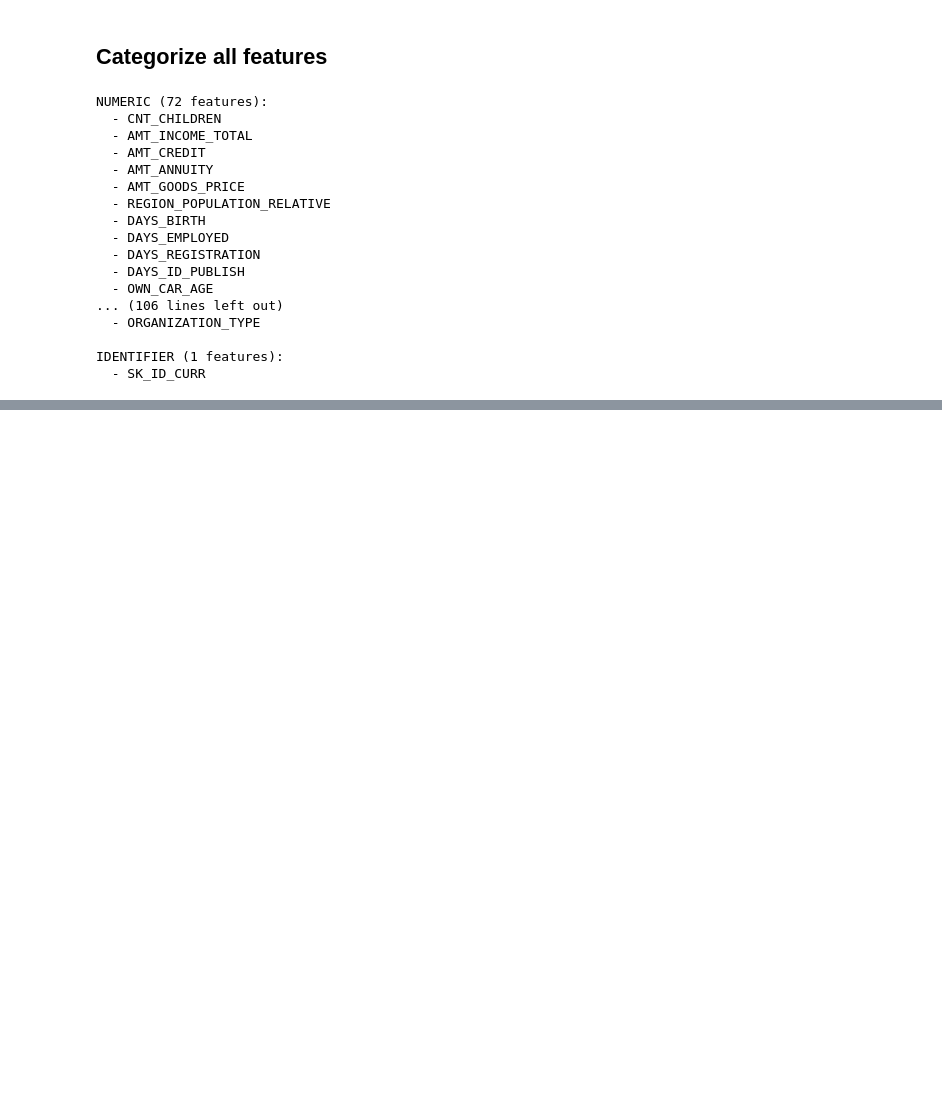
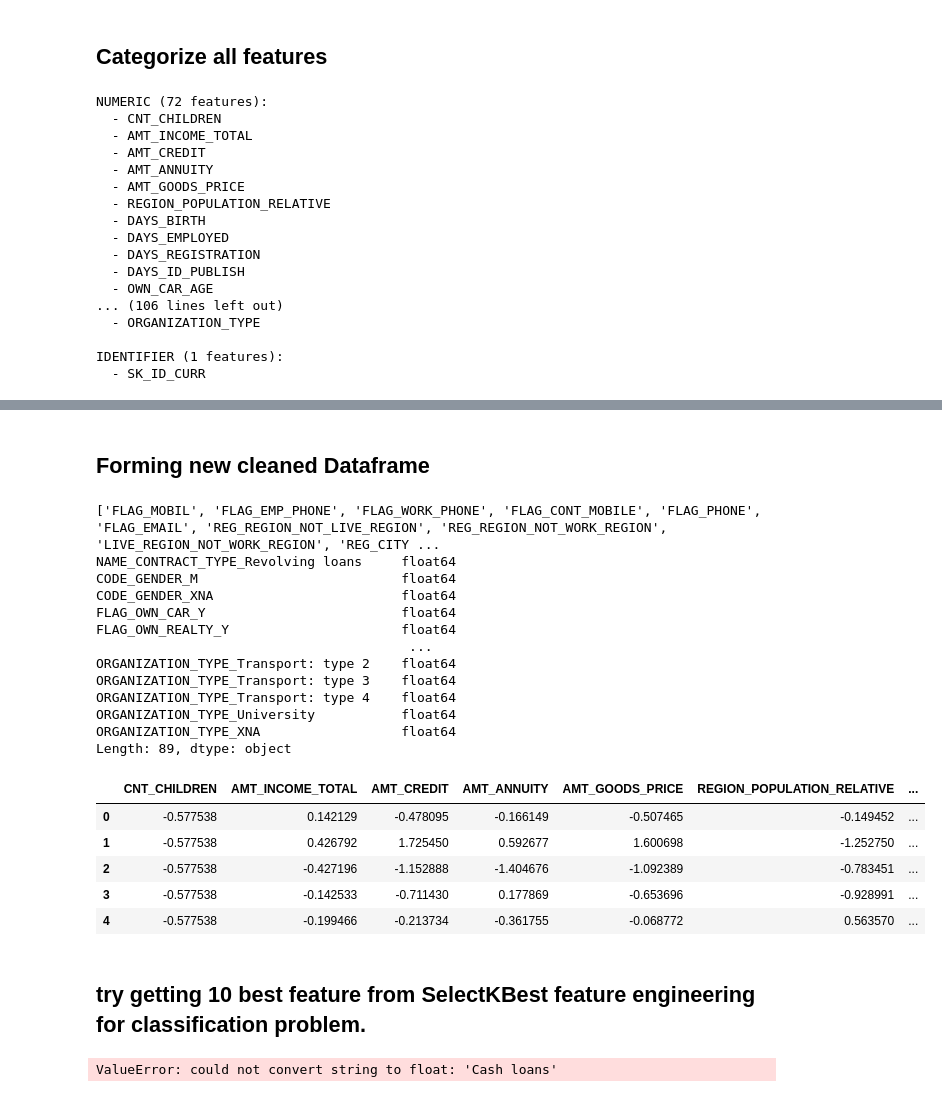
Before and after one commit to hhoow0093/IF441-B-MachineLearning-HomeCreditRisk-FinalProject, a Jupyter notebook: IF441-Machine-Learning-Project-Home-Credit-Risk-Final-Project.ipynb, the cells around one changed output, grey strips where cells are left out. Saved outputs shown, nothing was run; the diff lists cells and outputs as text; code cells hidden in the pictures; blank space fills up the shorter version.

```diff
--- a/IF441-Machine-Learning-Project-Home-Credit-Risk-Final-Project.ipynb
+++ b/IF441-Machine-Learning-Project-Home-Credit-Risk-Final-Project.ipynb
@@ -164,0 +231,16 @@ IDENTIFIER (1 features):
+# %%
+from sklearn.preprocessing import OneHotEncoder
+
+feature_categorical = dictionary["categorical"]
+df_categorical = X[feature_categorical]
+# add new category "missing" for empty data
+df_categorical = df_categorical.fillna("Missing")
+
+encoder = OneHotEncoder(sparse_output=False, drop="first")
+encoded = encoder.fit_transform(df_categorical)
+encoded_cols = encoder.get_feature_names_out(feature_categorical)
+
+df_encoded = pd.DataFrame(encoded, columns=encoded_cols)
+print(f"df encoded has \t: {len(df_encoded)} rows")
+print(f"df encoded has \t: {len(df_encoded.columns)} features")
+df_encoded.head()
@@ -164,0 +256,49 @@ IDENTIFIER (1 features):
+# %% [markdown]
+## Forming new cleaned Dataframe
+# %%
+feature_boolean = dictionary["boolean"]
+print(feature_boolean)
+df_feature_boolean = X[feature_categorical]
+print(df_encoded.dtypes)
+new_cleaned_df = pd.concat([df_clean_numerical, df_encoded, df_feature_boolean], axis=1)
+new_cleaned_df.head()
+# %% [output]
+['FLAG_MOBIL', 'FLAG_EMP_PHONE', 'FLAG_WORK_PHONE', 'FLAG_CONT_MOBILE', 'FLAG_PHONE', 'FLAG_EMAIL', 'REG_REGION_NOT_LIVE_REGION', 'REG_REGION_NOT_WORK_REGION', 'LIVE_REGION_NOT_WORK_REGION', 'REG_CITY ...
+NAME_CONTRACT_TYPE_Revolving loans     float64
+CODE_GENDER_M                          float64
+CODE_GENDER_XNA                        float64
+FLAG_OWN_CAR_Y                         float64
+FLAG_OWN_REALTY_Y                      float64
+                                        ...
+ORGANIZATION_TYPE_Transport: type 2    float64
+ORGANIZATION_TYPE_Transport: type 3    float64
+ORGANIZATION_TYPE_Transport: type 4    float64
+ORGANIZATION_TYPE_University           float64
+ORGANIZATION_TYPE_XNA                  float64
+Length: 89, dtype: object
+|  | CNT_CHILDREN | AMT_INCOME_TOTAL | AMT_CREDIT | AMT_ANNUITY | AMT_GOODS_PRICE | REGION_POPULATION_RELATIVE | ... |
+| 0 | -0.577538 | 0.142129 | -0.478095 | -0.166149 | -0.507465 | -0.149452 | ... |
+| 1 | -0.577538 | 0.426792 | 1.725450 | 0.592677 | 1.600698 | -1.252750 | ... |
+| 2 | -0.577538 | -0.427196 | -1.152888 | -1.404676 | -1.092389 | -0.783451 | ... |
+| 3 | -0.577538 | -0.142533 | -0.711430 | 0.177869 | -0.653696 | -0.928991 | ... |
+| 4 | -0.577538 | -0.199466 | -0.213734 | -0.361755 | -0.068772 | 0.563570 | ... |
+# %% [markdown]
+##  try getting 10 best feature from SelectKBest feature engineering for classification problem.
+# %%
+from sklearn.feature_selection import SelectKBest, f_classif
+selector = SelectKBest(score_func=f_classif, k = 10)
+X_new = selector.fit(new_cleaned_df, y)
+
+
+mask = selector.get_support()
+selected_features = X.columns[mask]
+
+print("Top 10 Selected Features:")
+print(selected_features)
+
+
+X_selected = pd.DataFrame(X_new, columns=selected_features, index=X.index)
+
+print(X_selected.head())
+# %% [output]
+ValueError: could not convert string to float: 'Cash loans'
```
Also changed, not shown: parts of 12 cells of this notebook.
